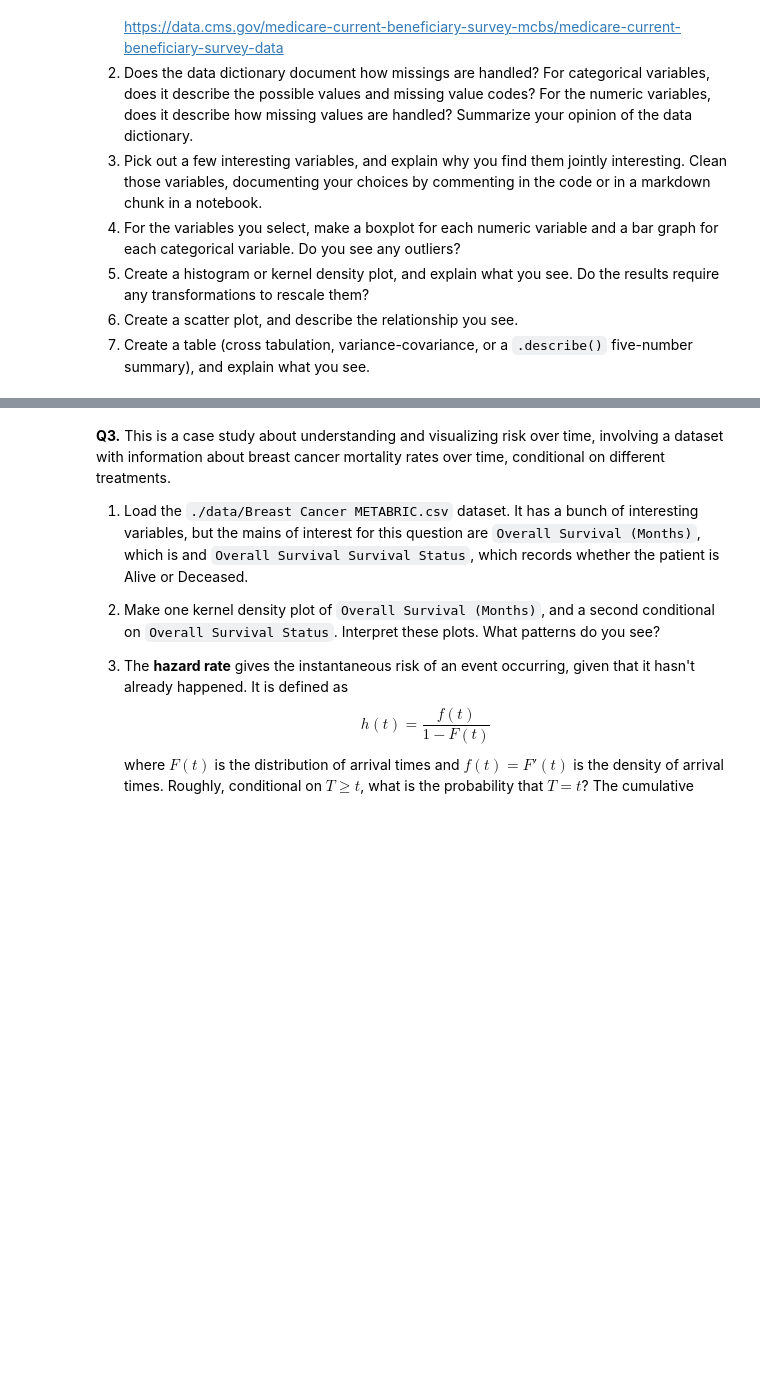
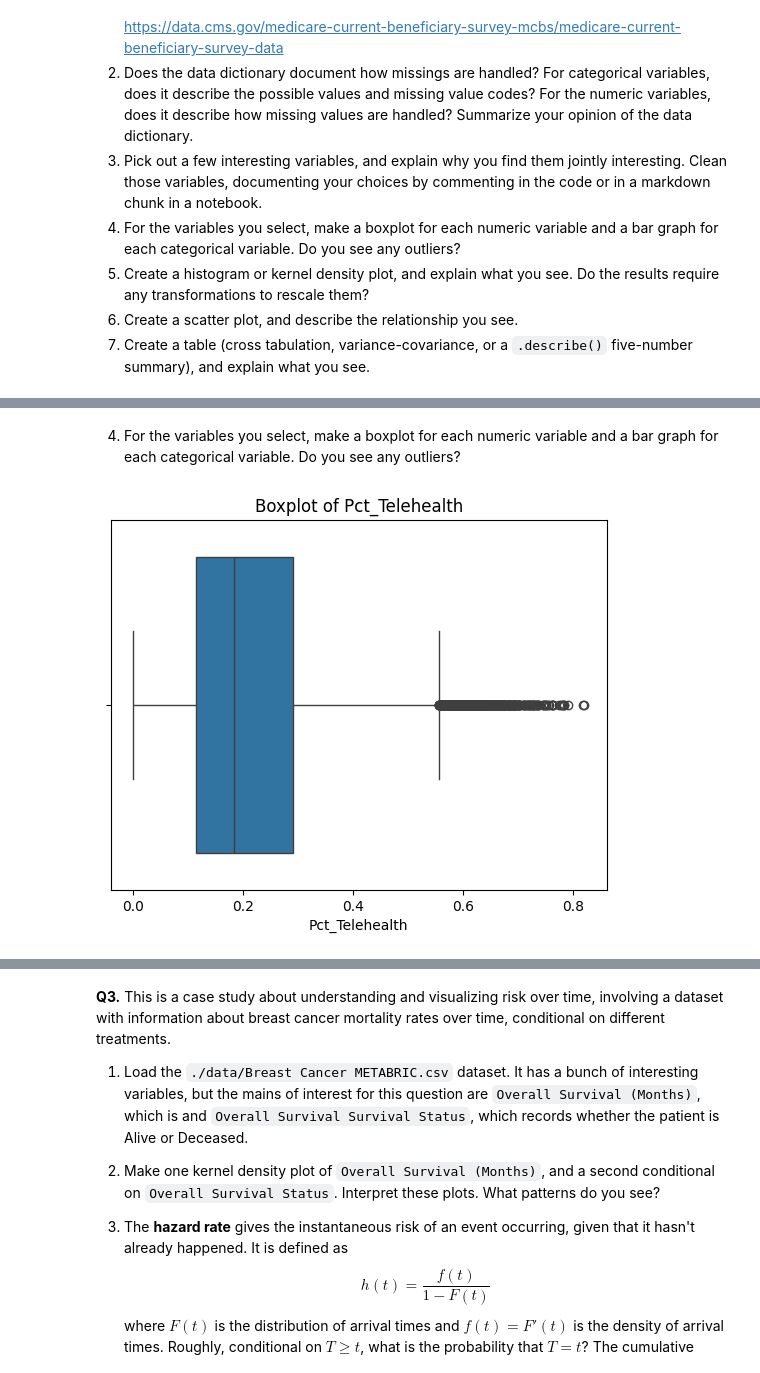
Before and after one commit to KeerHu73/visualization, a Jupyter notebook: assignment/assignment.ipynb, the cells around one changed output, grey strips where cells are left out. Cells and saved outputs as stored; diff of their text form; code cells hidden in the pictures; blank space fills up the shorter version.

```diff
--- a/assignment/assignment.ipynb
+++ b/assignment/assignment.ipynb
@@ -32,0 +35,11 @@ The "relevant" variables for this question are:
+# %%
+import pandas as pd
+import numpy as np
+import seaborn as sns
+import matplotlib.pyplot as plt
+
+# Load the csv file
+df = pd.read_csv('/TMEDTREND_PUBLIC_241126.csv')
+print(df.info())
+print(df.head())
+print(df.isnull().sum()) # Count the number of missing values in each column
@@ -32,0 +66,3 @@ The "relevant" variables for this question are:
+# %%
+df['Bene_RUCA_Desc'].fillna('Unknown', inplace=True)#fill missing vaules
+df.head()
@@ -32,0 +89,12 @@ The "relevant" variables for this question are:
+# %% [markdown]
+4. For the variables you select, make a boxplot for each numeric variable and a bar graph for each categorical variable. Do you see any outliers?
+# %%
+import seaborn as sns
+import matplotlib.pyplot as plt
+
+# Boxplot to check for outliers in Pct_Telehealth
+sns.boxplot(x=df['Pct_Telehealth'])
+plt.title('Boxplot of Pct_Telehealth')
+plt.show()
+# %% [output]
+[figure, added]
```
Also changed, not shown: parts of 16 cells of this notebook.
